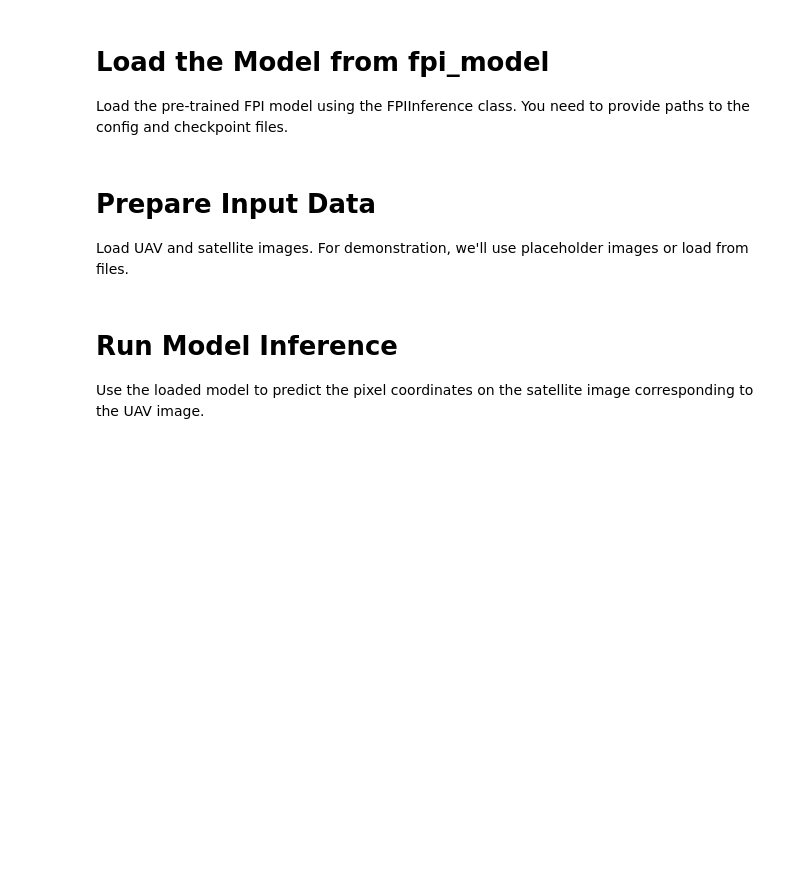
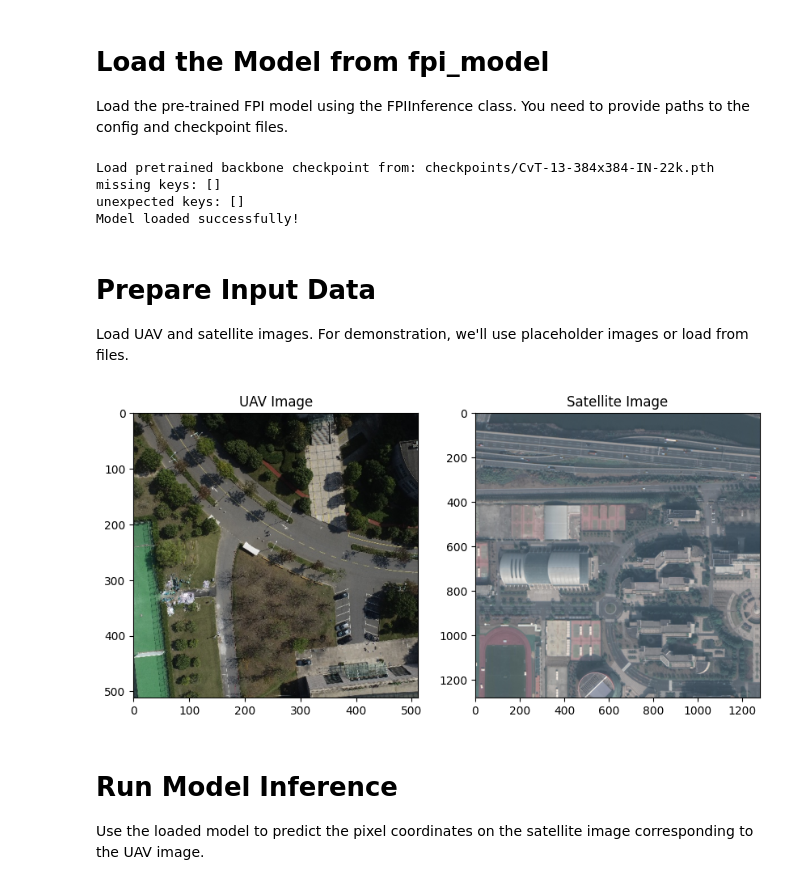
Before and after one commit to citec-spbu/satellite-geolocation, a Jupyter notebook: for_us/fpi_demo.ipynb, the cells around one changed output. Saved outputs shown, nothing was run; the diff lists cells and outputs as text; code cells hidden in the pictures; blank space fills up the shorter version.

Commit message:
not trained model, but working inference pipeline

```diff
--- a/for_us/fpi_demo.ipynb
+++ b/for_us/fpi_demo.ipynb
@@ -16,8 +16,8 @@ from for_us.fpi_model import FPIInference
 Load the pre-trained FPI model using the FPIInference class. You need to provide paths to the config and checkpoint files.
 # %%
 # Paths to config and checkpoint (adjust as needed)
-config_path = 'baseline_83.01/opts.yaml'
-checkpoint_path = 'baseline_83.01/net_119.pth'
+config_path = 'example_config.py'
+checkpoint_path = 'checkpoints/CvT-13-384x384-IN-22k.pth'
 
 # Device
 device = 'cuda' if torch.cuda.is_available() else 'cpu'
@@ -25,6 +25,11 @@ device = 'cuda' if torch.cuda.is_available() else 'cpu'
 # Initialize the model
 fpi_model = FPIInference(config_path, checkpoint_path, device=device)
 print("Model loaded successfully!")
+# %% [output]
+Load pretrained backbone checkpoint from: checkpoints/CvT-13-384x384-IN-22k.pth
+missing keys: []
+unexpected keys: []
+Model loaded successfully!
 # %% [markdown]
 # Prepare Input Data
 
@@ -32,22 +37,24 @@ Load UAV and satellite images. For demonstration, we'll use placeholder images o
 # %%
 # For demonstration, load sample images
 # Replace with actual paths to UAV and satellite images
-uav_image_path = 'DenseUAV/test/query_drone/0001.jpg'  # Example path
-satellite_image_path = 'DenseUAV/test/gallery_satellite/0001.jpg'  # Example path
+uav_image_path = r'C:\Users\roman\OneDrive\Документы\GitHub\satellite-geolocation\DRL\map2019\train\Caijing_000000\UAV\0.JPG'  # Example path
+satellite_image_path = r'C:\Users\roman\OneDrive\Документы\GitHub\satellite-geolocation\DRL\map2019\train\Caijing_000000\Satellite\0.tif'  # Example path
 
 # Load images
 uav_image = Image.open(uav_image_path)
 satellite_image = Image.open(satellite_image_path)
 
 # Display images
 plt.figure(figsize=(10, 5))
 plt.subplot(1, 2, 1)
 plt.imshow(uav_image)
 plt.title('UAV Image')
 plt.subplot(1, 2, 2)
 plt.imshow(satellite_image)
 plt.title('Satellite Image')
 plt.show()
+# %% [output]
+[figure, added]
 # %% [markdown]
 # Run Model Inference
 
```
Also changed, not shown: parts of 4 cells of this notebook, 2 other files.
